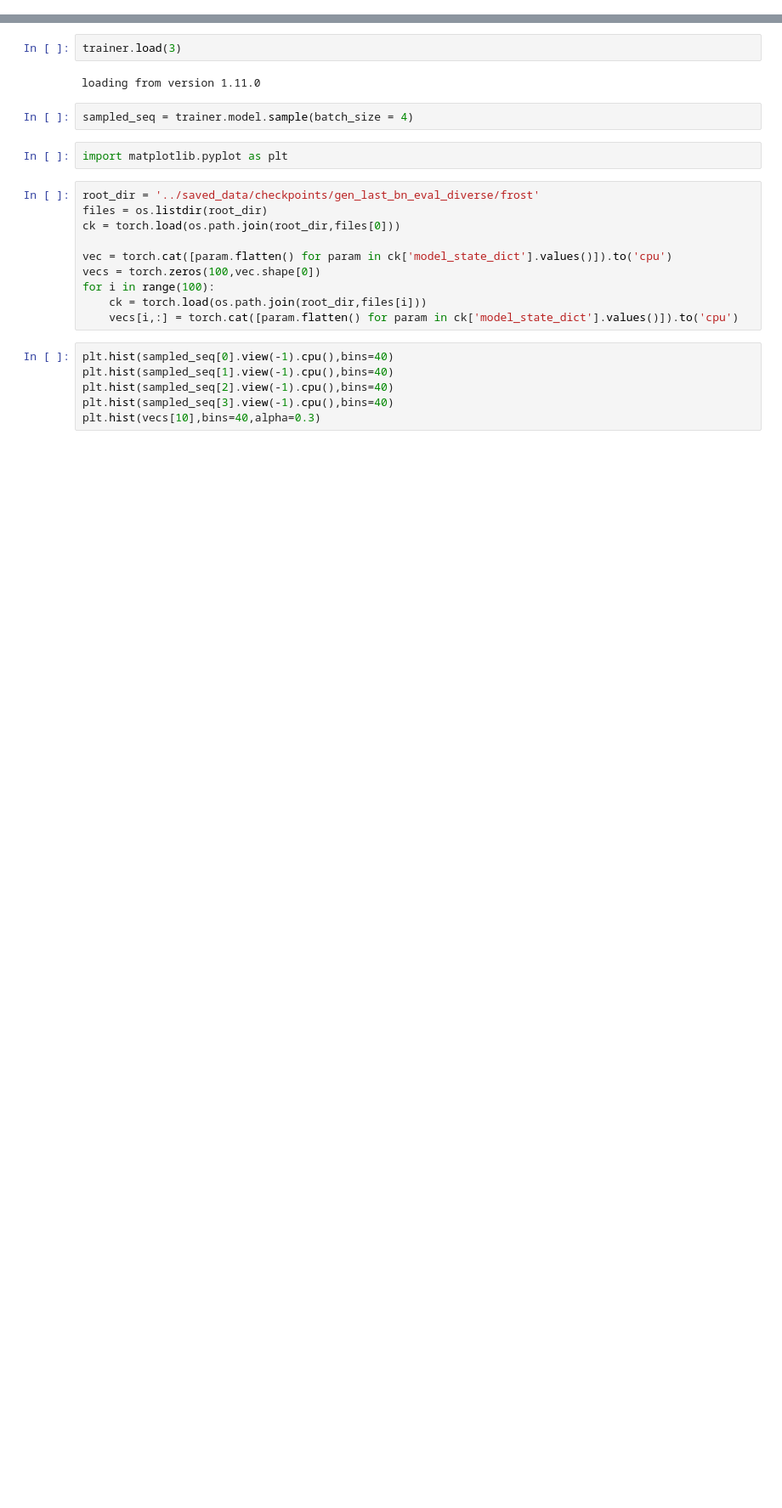
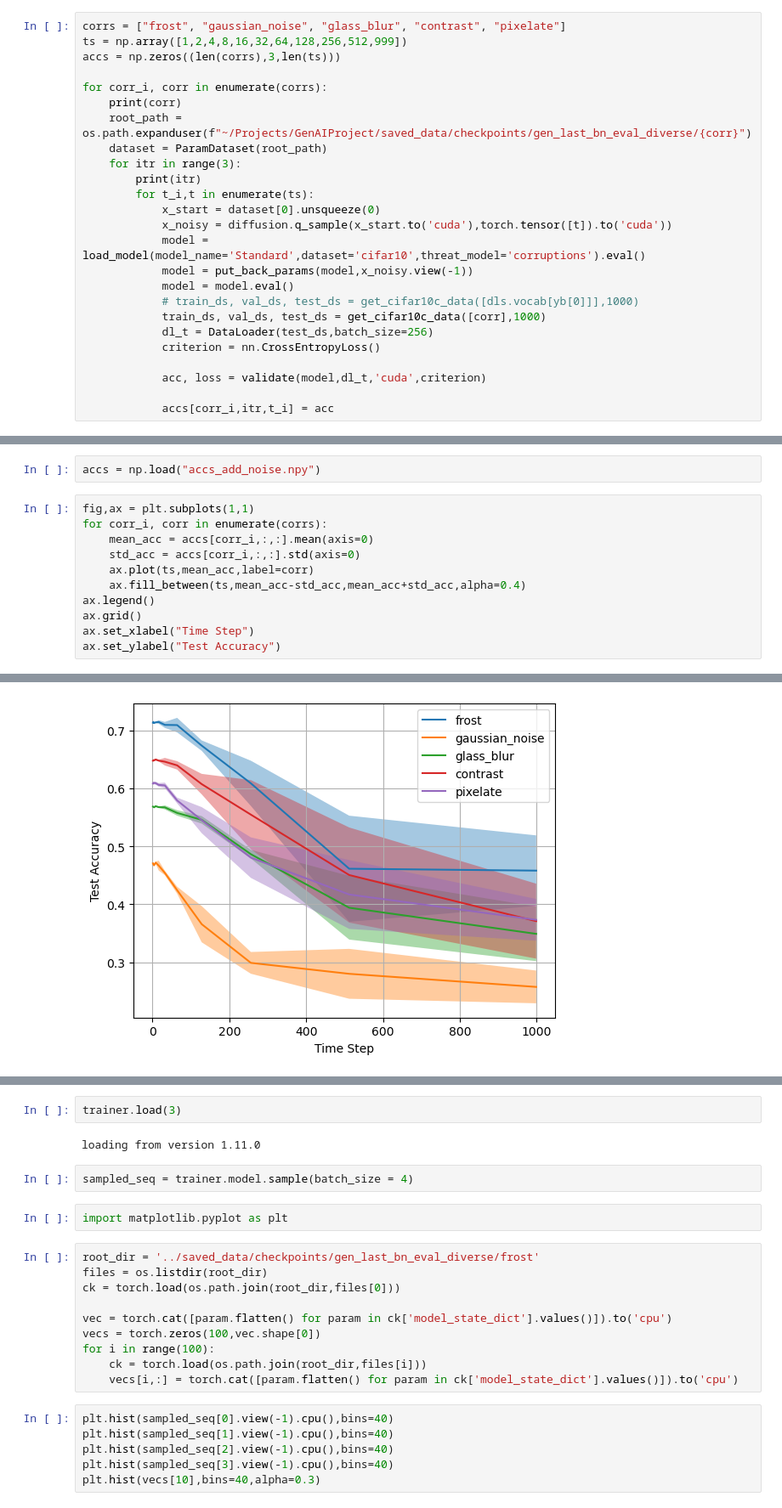
Before and after one commit to Geffen-Cooper/GenAIProject, a Jupyter notebook: Diffusion/viz.ipynb, the cells around one changed output, grey strips where cells are left out. Shown: that part at 85% size. Cells and saved outputs as stored; diff of their text form; blank space fills up the shorter version.

```diff
--- a/Diffusion/viz.ipynb
+++ b/Diffusion/viz.ipynb
@@ -35,0 +57,25 @@ trainer = Trainer1D(
+# %%
+corrs = ["frost", "gaussian_noise", "glass_blur", "contrast", "pixelate"]
+ts = np.array([1,2,4,8,16,32,64,128,256,512,999])
+accs = np.zeros((len(corrs),3,len(ts)))
+
+for corr_i, corr in enumerate(corrs):
+    print(corr)
+    root_path = os.path.expanduser(f"~/Projects/GenAIProject/saved_data/checkpoints/gen_last_bn_eval_diverse/{corr}")
+    dataset = ParamDataset(root_path)
+    for itr in range(3):
+        print(itr)
+        for t_i,t in enumerate(ts):
+            x_start = dataset[0].unsqueeze(0)
+            x_noisy = diffusion.q_sample(x_start.to('cuda'),torch.tensor([t]).to('cuda'))
+            model = load_model(model_name='Standard',dataset='cifar10',threat_model='corruptions').eval()
+            model = put_back_params(model,x_noisy.view(-1))
+            model = model.eval()
+            # train_ds, val_ds, test_ds = get_cifar10c_data([dls.vocab[yb[0]]],1000)
+            train_ds, val_ds, test_ds = get_cifar10c_data([corr],1000)
+            dl_t = DataLoader(test_ds,batch_size=256)
+            criterion = nn.CrossEntropyLoss()
+
+            acc, loss = validate(model,dl_t,'cuda',criterion)
+
+            accs[corr_i,itr,t_i] = acc
@@ -35,0 +102,14 @@ trainer = Trainer1D(
+# %%
+accs = np.load("accs_add_noise.npy")
+# %%
+fig,ax = plt.subplots(1,1)
+for corr_i, corr in enumerate(corrs):
+    mean_acc = accs[corr_i,:,:].mean(axis=0)
+    std_acc = accs[corr_i,:,:].std(axis=0)
+    ax.plot(ts,mean_acc,label=corr)
+    ax.fill_between(ts,mean_acc-std_acc,mean_acc+std_acc,alpha=0.4)
+ax.legend()
+ax.grid()
+ax.set_xlabel("Time Step")
+ax.set_ylabel("Test Accuracy")
+# %% [output]
@@ -35,0 +117 @@ trainer = Trainer1D(
+[figure, added]
```
Also changed, not shown: parts of 5 cells of this notebook, 21 other files.
